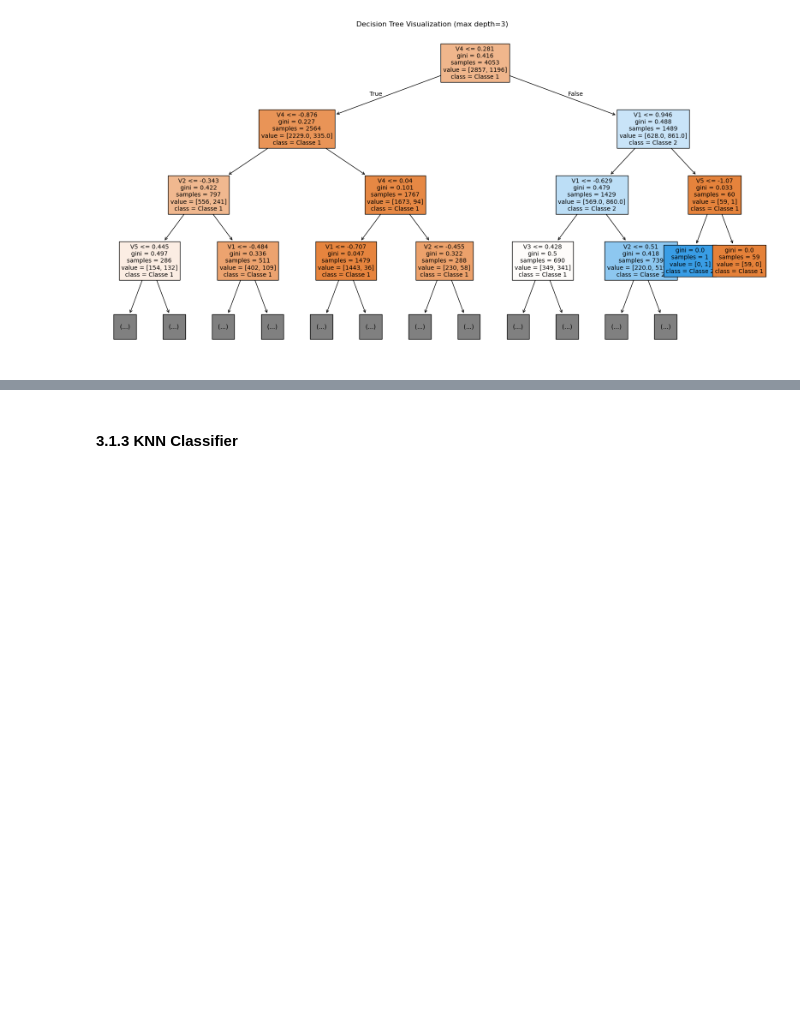
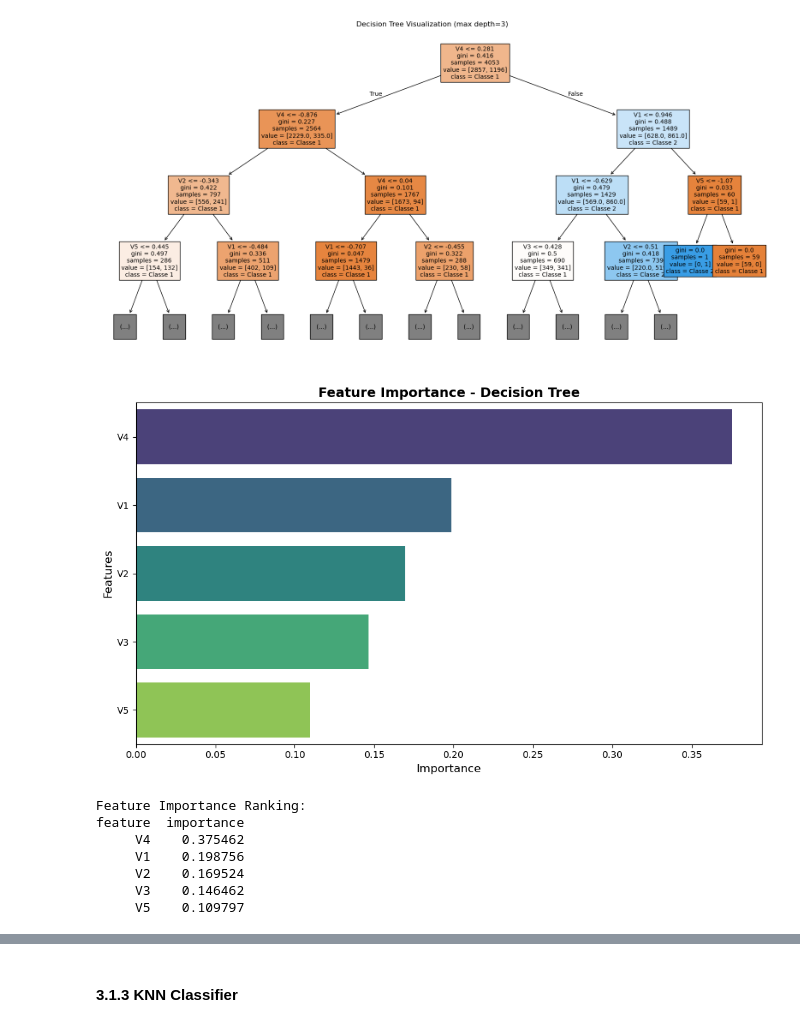
Before and after one commit to fcardia/phoneme_classification, a Jupyter notebook: main.ipynb, the cells around one changed output, grey strips where cells are left out. Drawn from its saved outputs; the diff is of its cells as text; code cells hidden in the pictures; blank space fills up the shorter version.

```diff
--- a/main.ipynb
+++ b/main.ipynb
@@ -301,3 +331,33 @@ plt.title("Decision Tree Visualization (max depth=3)")
 plt.show()
 # %% [output]
 [figure]
+# %%
+feature_importance = pd.DataFrame({
+    'feature': data.columns,
+    'importance': dt.feature_importances_
+}).sort_values('importance', ascending=False)
+
+plt.figure(figsize=(10, 6))
+sns.barplot(data=feature_importance,
+            x='importance',
+            y='feature',
+            hue='feature',
+            palette='viridis',
+            legend=False)
+plt.title("Feature Importance - Decision Tree", fontsize=14, fontweight='bold')
+plt.xlabel("Importance", fontsize=12)
+plt.ylabel("Features", fontsize=12)
+plt.tight_layout()
+plt.show()
+
+print("\nFeature Importance Ranking:")
+print(feature_importance.to_string(index=False))
+# %% [output]
+[figure, added]
+Feature Importance Ranking:
+feature  importance
+     V4    0.375462
+     V1    0.198756
+     V2    0.169524
+     V3    0.146462
+     V5    0.109797
```
Also changed, not shown: parts of 17 cells of this notebook.
